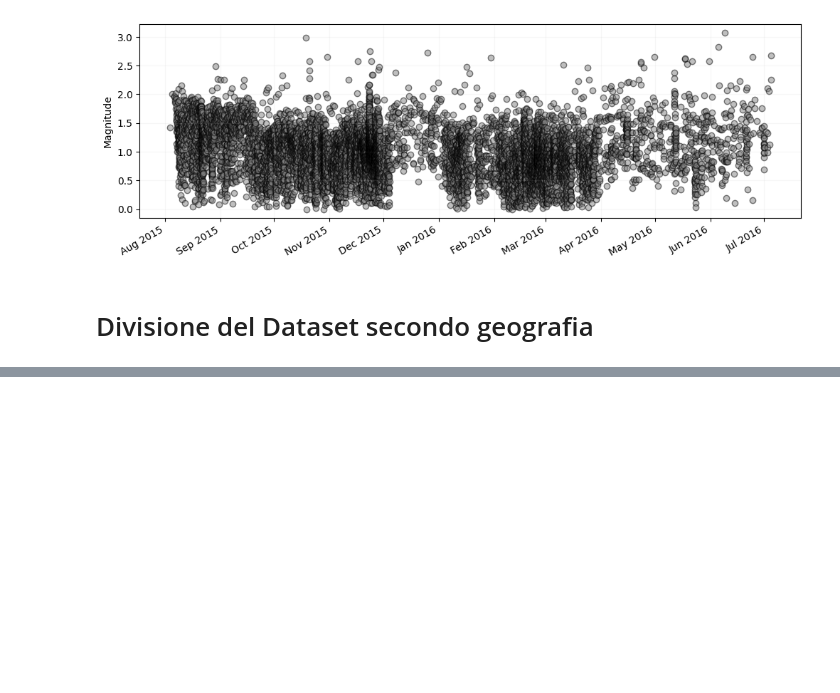
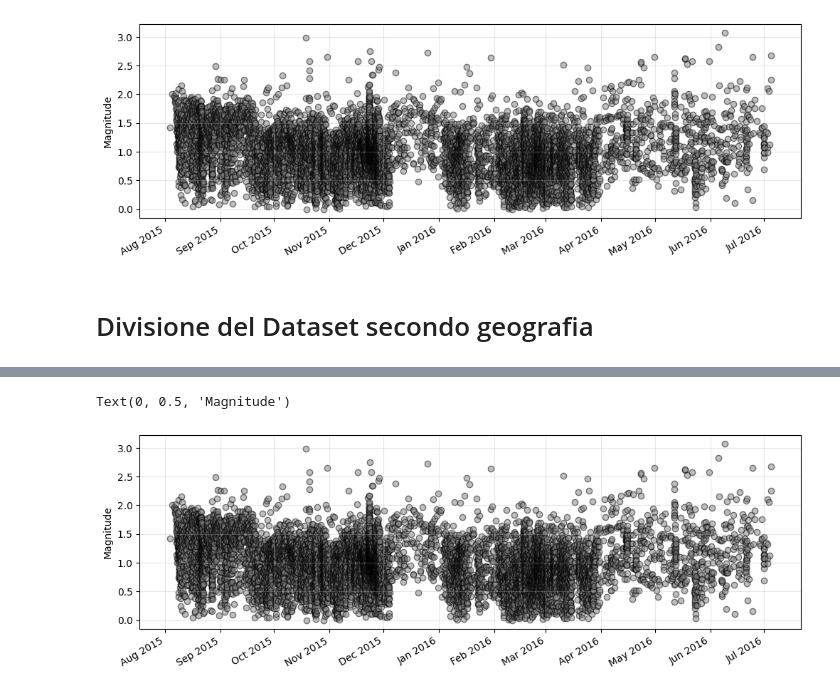
Before and after one commit to Mpinaz/Thesis, a Jupyter notebook: Tesi.ipynb, the cells around one changed output, grey strips where cells are left out. Cells and saved outputs as stored; diff of their text form; code cells hidden in the pictures; blank space fills up the shorter version.

```diff
--- a/Tesi.ipynb
+++ b/Tesi.ipynb
@@ -63,7 +63,7 @@ for i in range(0,nsta):
 ## Catalog
 # %%
 catalog = pd.read_csv(
-    '/content/drive/MyDrive/KVG_catalog.txt',
+    '/content/Thesis/KVG_catalog.txt',
     sep=',',
     header=None,
     names=['time', 'lat', 'lon', 'depth_km', 'mag'],
@@ -355,12 +355,11 @@ Text(0, 0.5, 'Magnitude')
 # %% [markdown]
 # Divisione del Dataset secondo geografia
 # %%
-
 Squares = {
     "TOL" : {"lat" : (55.75, 55.90), "lon" : (160.25, 160.42), "depth" : (-5, 25), "color" : "red"},
     "Shallow KLU" : {"lat" : (56, 56.15), "lon" : (160.60, 160.72), "depth" : (-5, 20), "color" : "blue"},
     "Deep KLU" : {"lat" : (55.95, 56.10), "lon" : (160.55, 160.70), "depth" : (25, 50), "color" : "green"},
-    "USH" : {"lat" : (56.05, 56.18), "lon" : (160.40, 160.55), "depth" : (-5, 25), "color" : "yellow"}}
+    "USH" : {"lat" : (56.05, 56.18), "lon" : (160.40, 160.55), "depth" : (-5, 25), "color" : "orange"}}
 
 lab = pd.Series("Other", index=catalog.index)
 for name, b in Squares.items():
@@ -372,7 +371,7 @@ catalog["group"] = lab
 
 fig = go.Figure()
 
-# "Other" prima, così resta sotto
+
 for name in ["Other"] + list(Squares):
     sub = catalog[catalog.group == name]
     fig.add_trace(go.Scatter3d(
@@ -410,0 +408,13 @@ fig.show()
+# %%
+fig, ax = plt.subplots(figsize=(12, 4))
+
+ax.xaxis.set_major_locator(mdates.MonthLocator())          # un tick al mese
+ax.xaxis.set_major_formatter(mdates.DateFormatter("%b %Y"))
+fig.autofmt_xdate()
+
+ax.scatter(catalog["time"], catalog["mag"], marker="o", color="grey", alpha = 0.5, edgecolor = "black")
+ax.grid("on", alpha = 0.3)
+ax.set_ylabel("Magnitude")
+# %% [output]
+Text(0, 0.5, 'Magnitude')
+[figure, added]
```
Also changed, not shown: parts of 9 cells of this notebook.
